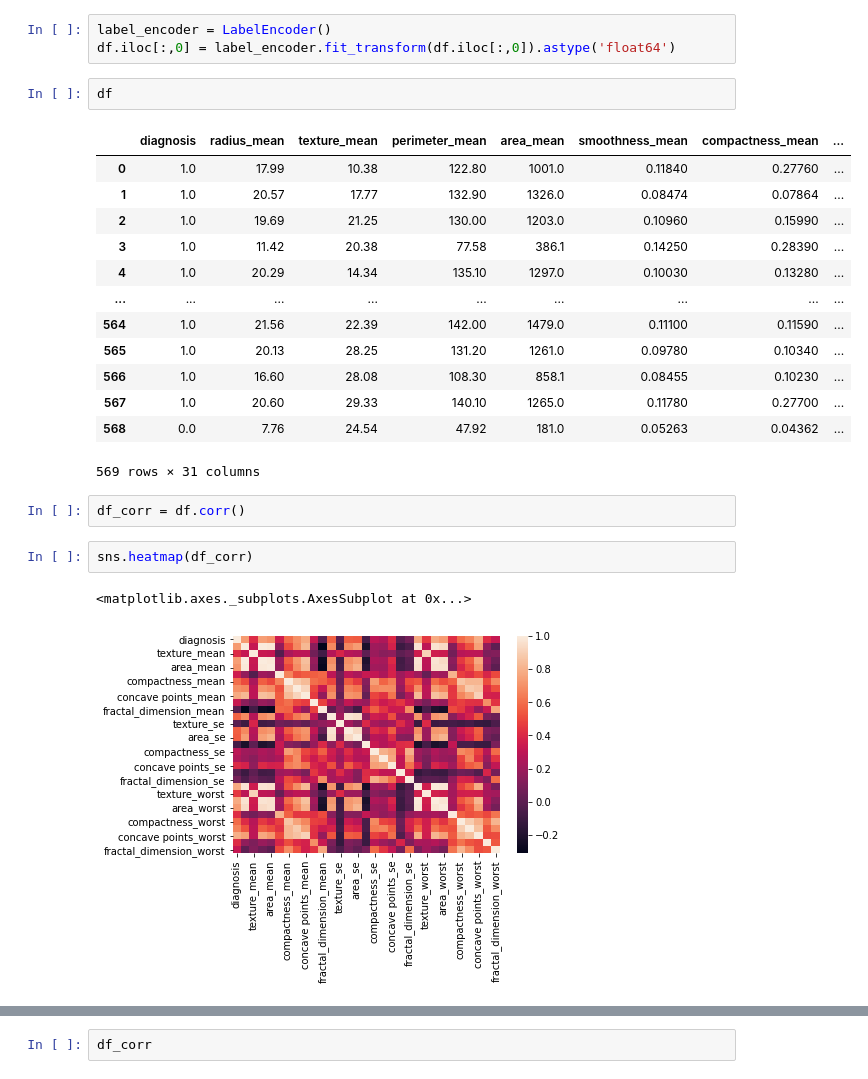
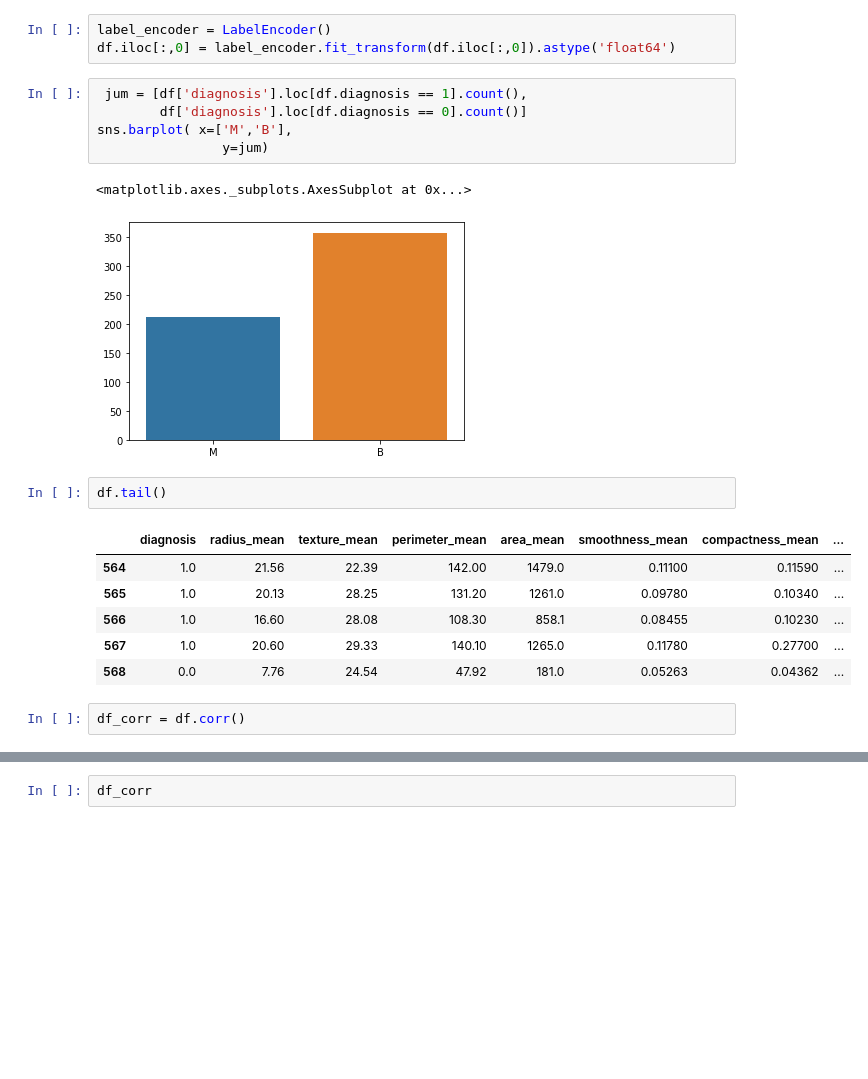
Before and after one commit to Kemi41/orbit, a Jupyter notebook: Cancer.ipynb, the cells around one changed output, grey strips where cells are left out. Drawn from its saved outputs; the diff is of its cells as text; blank space fills up the shorter version.

```diff
--- a/Cancer.ipynb
+++ b/Cancer.ipynb
@@ -40,26 +68,22 @@ df.head()
 # %%
 label_encoder = LabelEncoder()
 df.iloc[:,0] = label_encoder.fit_transform(df.iloc[:,0]).astype('float64')
+# %%
+ jum = [df['diagnosis'].loc[df.diagnosis == 1].count(),
+        df['diagnosis'].loc[df.diagnosis == 0].count()]
+sns.barplot( x=['M','B'],
+                y=jum)
+# %% [output]
+<matplotlib.axes._subplots.AxesSubplot at 0x...>
+[figure, added]
 # %%
-df
+df.tail()
 # %% [output]
 |  | diagnosis | radius_mean | texture_mean | perimeter_mean | area_mean | smoothness_mean | compactness_mean | ... |
-| 0 | 1.0 | 17.99 | 10.38 | 122.80 | 1001.0 | 0.11840 | 0.27760 | ... |
-| 1 | 1.0 | 20.57 | 17.77 | 132.90 | 1326.0 | 0.08474 | 0.07864 | ... |
-| 2 | 1.0 | 19.69 | 21.25 | 130.00 | 1203.0 | 0.10960 | 0.15990 | ... |
-| 3 | 1.0 | 11.42 | 20.38 | 77.58 | 386.1 | 0.14250 | 0.28390 | ... |
-| 4 | 1.0 | 20.29 | 14.34 | 135.10 | 1297.0 | 0.10030 | 0.13280 | ... |
-| ... | ... | ... | ... | ... | ... | ... | ... | ... |
 | 564 | 1.0 | 21.56 | 22.39 | 142.00 | 1479.0 | 0.11100 | 0.11590 | ... |
 | 565 | 1.0 | 20.13 | 28.25 | 131.20 | 1261.0 | 0.09780 | 0.10340 | ... |
 | 566 | 1.0 | 16.60 | 28.08 | 108.30 | 858.1 | 0.08455 | 0.10230 | ... |
 | 567 | 1.0 | 20.60 | 29.33 | 140.10 | 1265.0 | 0.11780 | 0.27700 | ... |
 | 568 | 0.0 | 7.76 | 24.54 | 47.92 | 181.0 | 0.05263 | 0.04362 | ... |
-569 rows × 31 columns
 # %%
 df_corr = df.corr()
-# %%
-sns.heatmap(df_corr)
-# %% [output]
-<matplotlib.axes._subplots.AxesSubplot at 0x...>
-[figure, removed]
```
Also changed, not shown: parts of 17 cells of this notebook.
